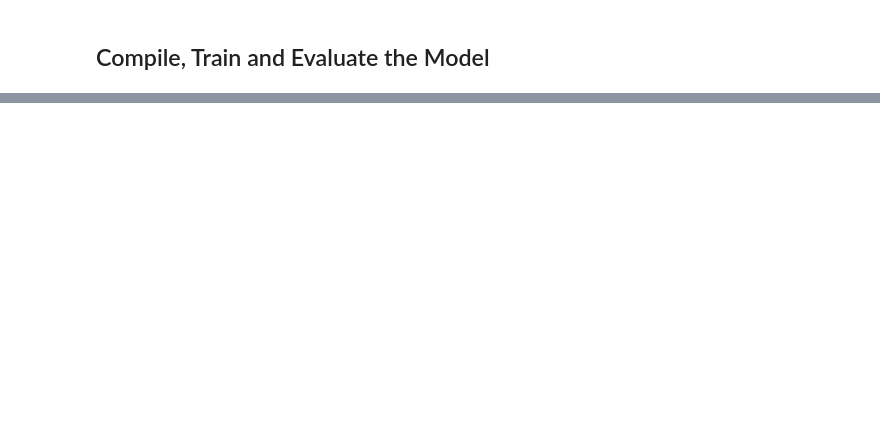
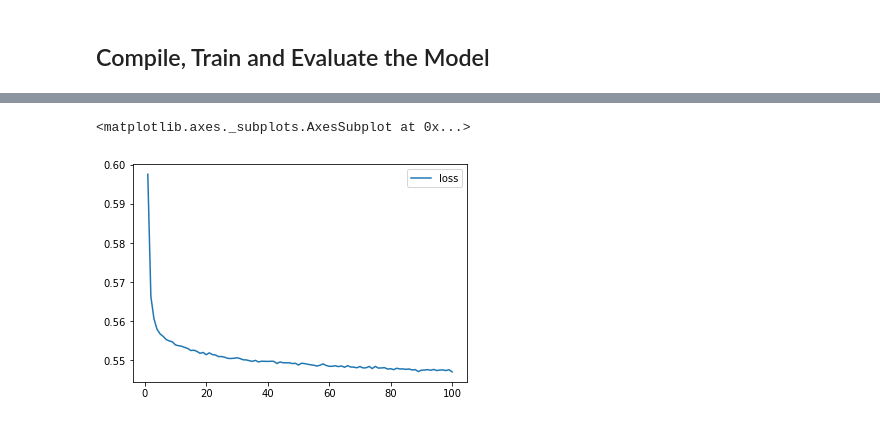
Before and after one commit to ubnas1/deep-learning-challenge, a Jupyter notebook: Starter_Code.ipynb, the cells around one changed output, grey strips where cells are left out. Drawn from its saved outputs; the diff is of its cells as text; code cells hidden in the pictures; blank space fills up the shorter version.

Commit message:
initial model done

```diff
--- a/Starter_Code.ipynb
+++ b/Starter_Code.ipynb
@@ -165,0 +241,7 @@ Name: CLASSIFICATION, dtype: int64
+# %%
+# Split our preprocessed data into our features and target arrays
+y = application_df["IS_SUCCESSFUL"]
+
+X = application_df.drop("IS_SUCCESSFUL", axis=1)
+feature_names = X.columns
+X.head(20)
@@ -166,3 +267,6 @@ Name: CLASSIFICATION, dtype: int64
+# %%
+# Split the preprocessed data into a training and testing dataset
+X_train, X_test, y_train, y_test = train_test_split(X, y, random_state=42)
 # %%
 # Create a StandardScaler instances
 scaler = StandardScaler()
@@ -177,19 +281,19 @@ X_test_scaled = X_scaler.transform(X_test)
 ## Compile, Train and Evaluate the Model
 # %%
 # Define the model - deep neural net, i.e., the number of input features and hidden nodes for each layer.
-#  YOUR CODE GOES HERE
 
-nn = tf.keras.models.Sequential()
+# to start with, going with 6 neurons each into 2 input layers and 1 output layer
+
+nn_model = tf.keras.models.Sequential()
 
 # First hidden layer
-#  YOUR CODE GOES HERE
+nn_model.add(tf.keras.layers.Dense(units=6, activation="relu", input_dim=33))
 
-# Second hidden layer
-#  YOUR CODE GOES HERE
+nn_model.add(tf.keras.layers.Dense(units=6, activation="relu"))
 
 # Output layer
-#  YOUR CODE GOES HERE
+nn_model.add(tf.keras.layers.Dense(units=1, activation="sigmoid"))
 
 # Check the structure of the model
-nn.summary()
+nn_model.summary()
 # %% [output]
@@ -240,0 +315,6 @@ Epoch 100/100
+# %%
+# Compile the model
+nn_model.compile(loss="binary_crossentropy", optimizer="adam", metrics=["accuracy"])
+
+# Train the model
+fit_model = nn_model.fit(X_train_scaled, y_train, epochs=100)
@@ -248,3 +346,15 @@ Loss: 0.557812534073699, Accuracy: 0.7262973785400391
+# %%
+# Create a DataFrame containing training history
+history_df = pd.DataFrame(fit_model.history)
+
+# Increase the index by 1 to match the number of epochs
+history_df.index += 1
+
+# Plot the loss
+history_df.plot(y="loss")
+# %% [output]
+<matplotlib.axes._subplots.AxesSubplot at 0x...>
+[figure, added]
 # %%
 # Export our model to HDF5 file
 #  YOUR CODE GOES HERE
```
Also changed, not shown: parts of 21 cells of this notebook.
